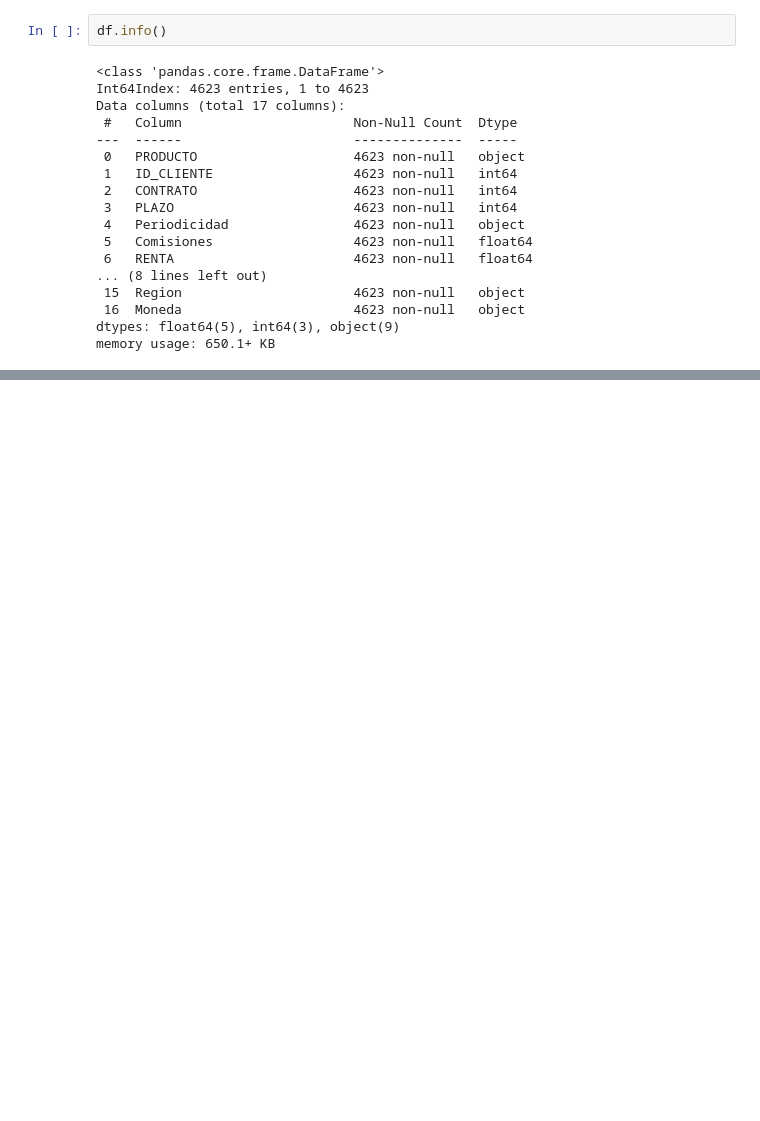
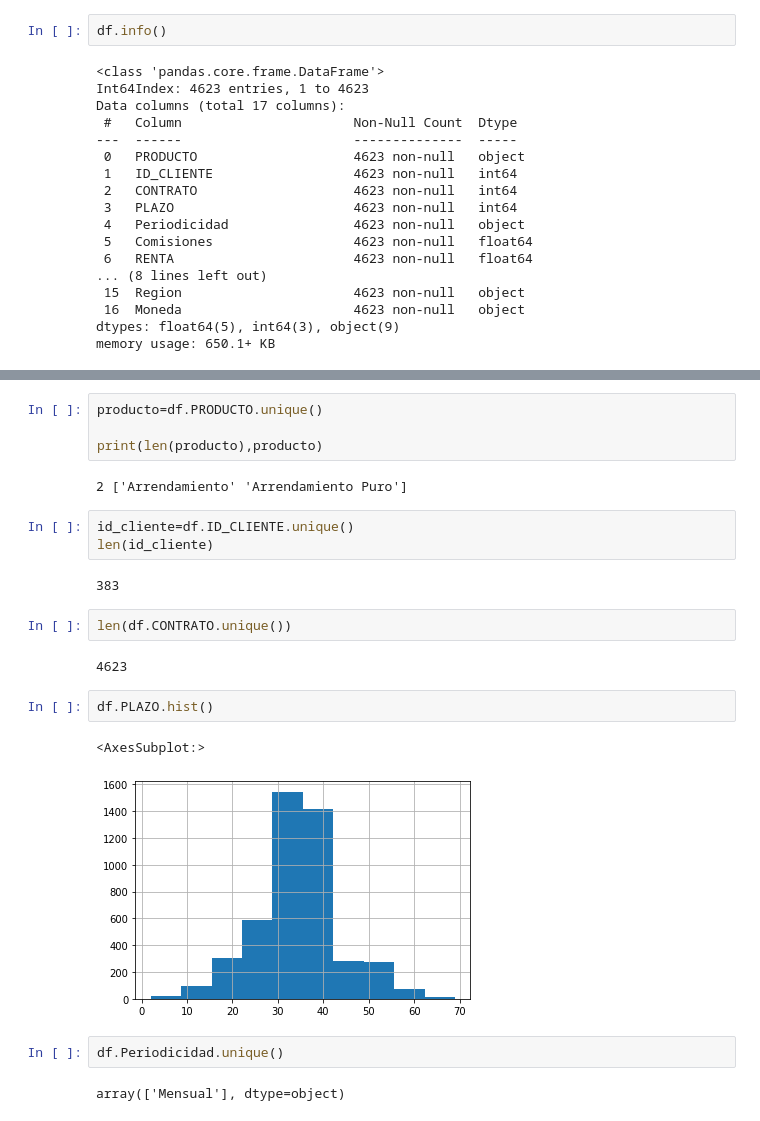
Before and after one commit to raarv/ds1, a Jupyter notebook: eda.ipynb, the cells around one changed output, grey strips where cells are left out. Cells and saved outputs as stored; diff of their text form; blank space fills up the shorter version.

```diff
--- a/eda.ipynb
+++ b/eda.ipynb
@@ -31,3 +31,27 @@ df.head()
 | 3 | Arrendamiento | 104 | 4323 | 33 | Mensual | 12479.856658 | 10489.488623 | 10786315.32 | 86831.896552 | ... |
 | 4 | Arrendamiento | 104 | 4324 | 32 | Mensual | 6600.219848 | 6296.245401 | 6316047.36 | 52434.267241 | ... |
 | 5 | Arrendamiento | 104 | 4333 | 29 | Mensual | 9004.495129 | 5915.501186 | 5723917.92 | 52434.267241 | ... |
+# %%
+producto=df.PRODUCTO.unique()
+
+print(len(producto),producto)
+# %% [output]
+2 ['Arrendamiento' 'Arrendamiento Puro']
+# %%
+id_cliente=df.ID_CLIENTE.unique()
+len(id_cliente)
+# %% [output]
+383
+# %%
+len(df.CONTRATO.unique())
+# %% [output]
+4623
+# %%
+df.PLAZO.hist()
+# %% [output]
+<AxesSubplot:>
+[figure, added]
+# %%
+df.Periodicidad.unique()
+# %% [output]
+array(['Mensual'], dtype=object)
```
Also changed, not shown: parts of 13 cells of this notebook.
